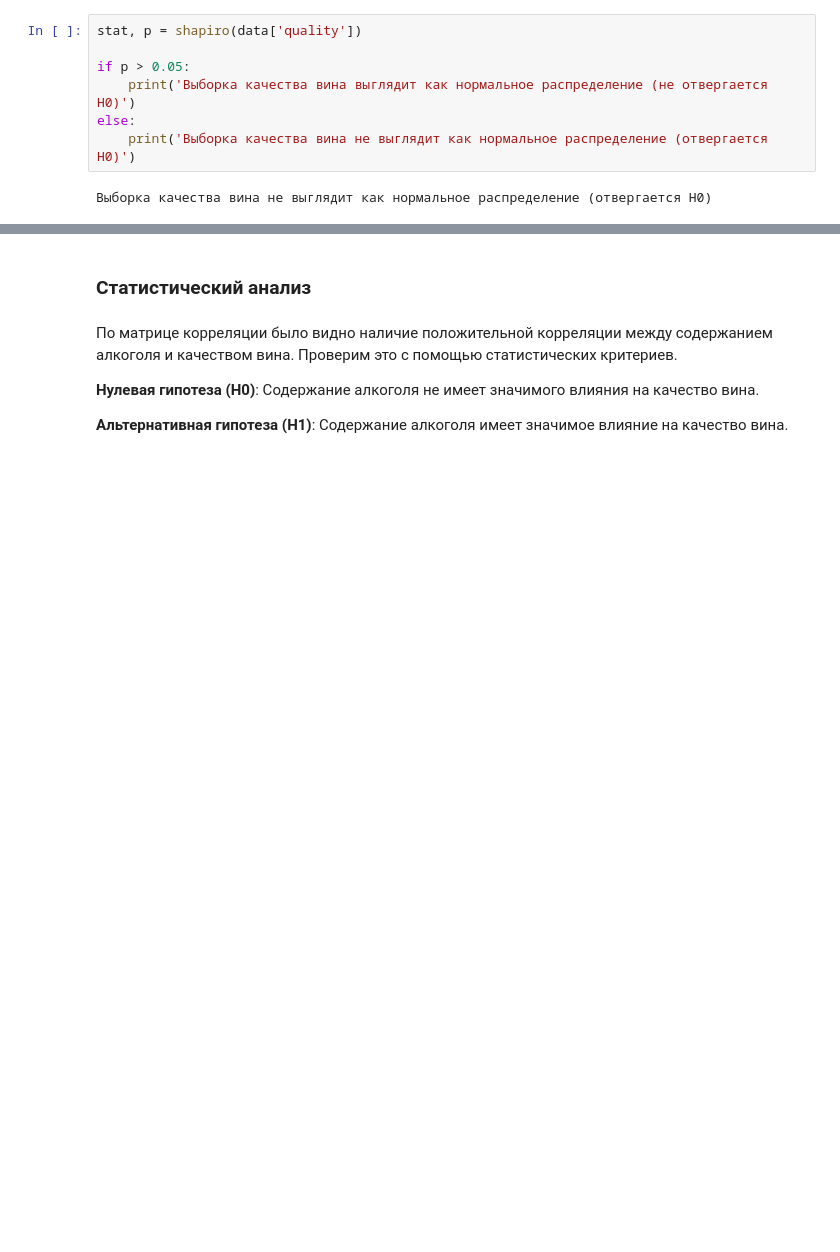
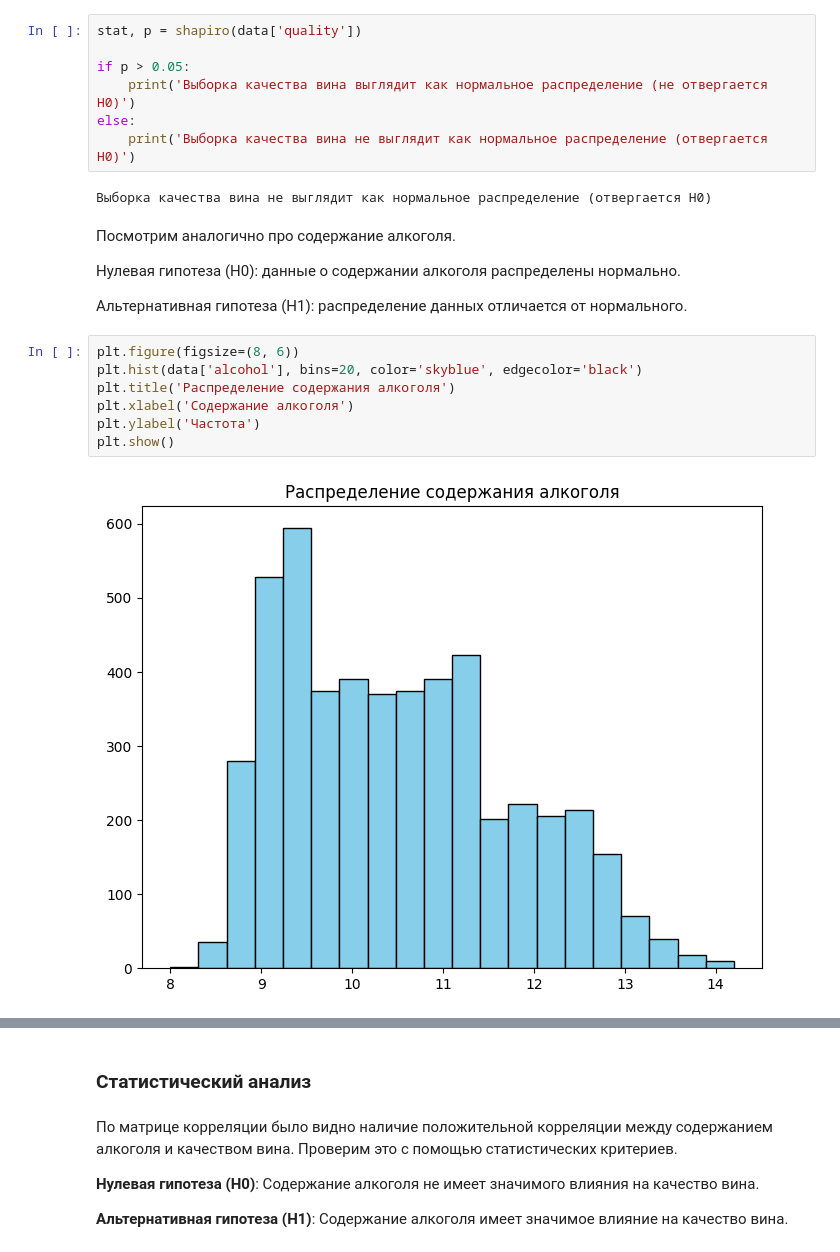
Before and after one commit to piratesdragon/project_statistics, a Jupyter notebook: final_project_stats.ipynb, the cells around one changed output, grey strips where cells are left out. Drawn from its saved outputs; the diff is of its cells as text; blank space fills up the shorter version.

```diff
--- a/final_project_stats.ipynb
+++ b/final_project_stats.ipynb
@@ -107,3 +107,18 @@ else:
     print('Выборка качества вина не выглядит как нормальное распределение (отвергается H0)')
 # %% [output]
 Выборка качества вина не выглядит как нормальное распределение (отвергается H0)
+# %% [markdown]
+Посмотрим аналогично про содержание алкоголя.
+
+Нулевая гипотеза (H0): данные о содержании алкоголя распределены нормально.
+
+Альтернативная гипотеза (H1): распределение данных отличается от нормального.
+# %%
+plt.figure(figsize=(8, 6))
+plt.hist(data['alcohol'], bins=20, color='skyblue', edgecolor='black')
+plt.title('Распределение содержания алкоголя')
+plt.xlabel('Содержание алкоголя')
+plt.ylabel('Частота')
+plt.show()
+# %% [output]
+[figure, added]
```
Also changed, not shown: parts of 2 cells of this notebook.
